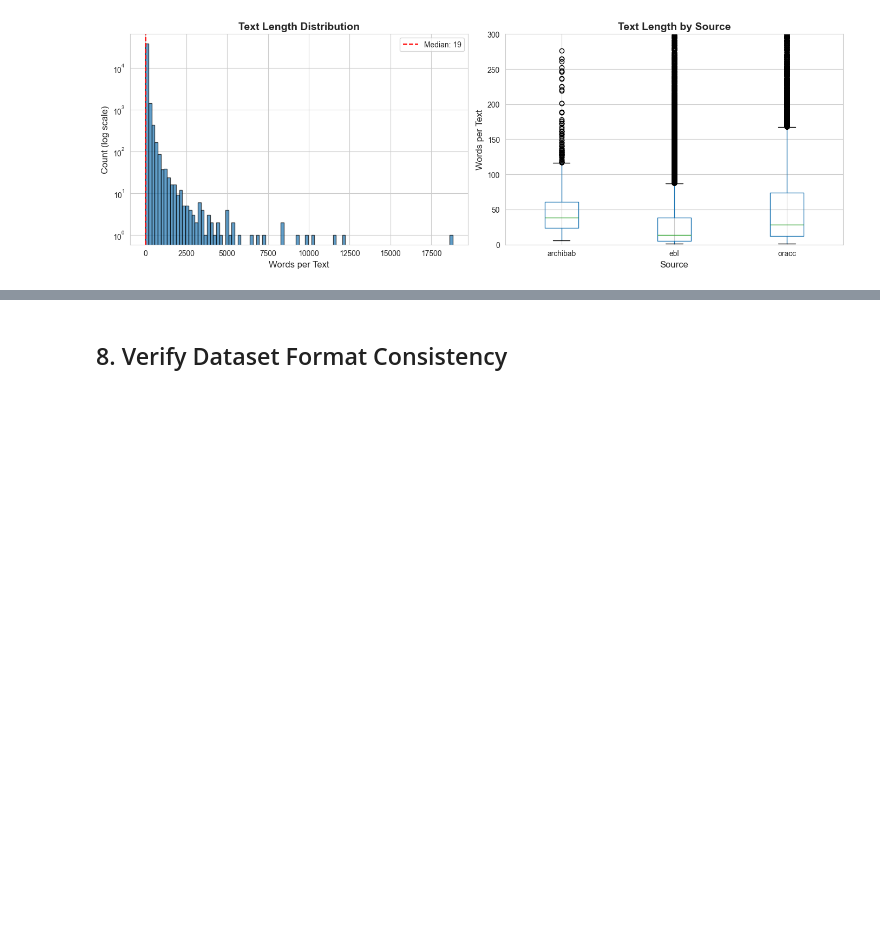
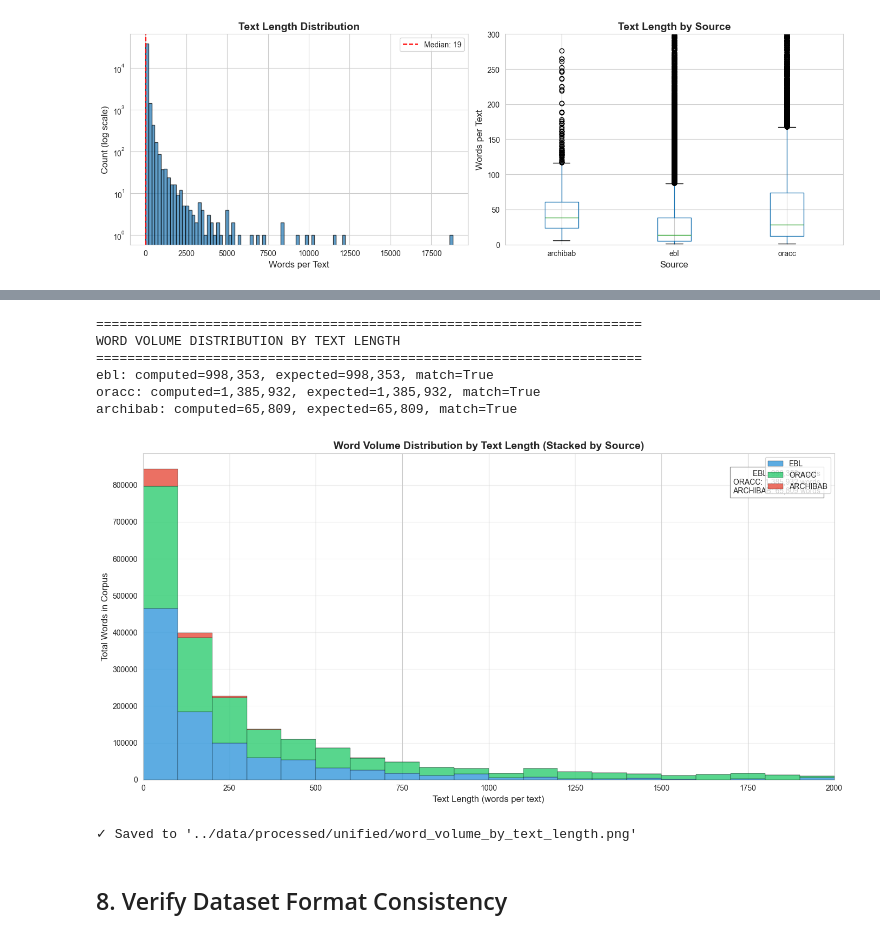
Before and after one commit to YarinBeni/HUJI-THESIS--YARIN, a Jupyter notebook: v_1/notebooks/02_unified_dataset_eda.ipynb, the cells around one changed output, grey strips where cells are left out. Cells and saved outputs as stored; diff of their text form; code cells hidden in the pictures; blank space fills up the shorter version.

```diff
--- a/v_1/notebooks/02_unified_dataset_eda.ipynb
+++ b/v_1/notebooks/02_unified_dataset_eda.ipynb
@@ -578,3 +681,69 @@ plt.show()
+# %%
+# WORD VOLUME DISTRIBUTION - Correct calculation
+print("="*70)
+print("WORD VOLUME DISTRIBUTION BY TEXT LENGTH")
+print("="*70)
+
+# Create bins covering FULL range (not truncated at 500!)
+max_len = words_per_text_source['word_count'].max()
+bin_edges = np.arange(0, max_len + 100, 100)  # 100-word bins
+
+source_colors = {'ebl': '#3498db', 'oracc': '#2ecc71', 'archibab': '#e74c3c'}
+sources = ['ebl', 'oracc', 'archibab']
+
+# Compute word volume per bin for each source (manually for clarity)
+word_volumes = {}
+for source in sources:
+    subset = words_per_text_source[words_per_text_source['source'] == source]['word_count'].values
+    # np.histogram with weights = subset gives total words per bin
+    volumes, _ = np.histogram(subset, bins=bin_edges, weights=subset)
+    word_volumes[source] = volumes
+
+    # Verify total matches expected
+    expected = len(df[df['source'] == source])
+    actual = volumes.sum()
+    print(f"{source}: computed={actual:,}, expected={expected:,}, match={actual == expected}")
+
+# Create stacked bar chart (clearer than histogram for this)
+fig, ax = plt.subplots(figsize=(14, 7))
+
+bin_centers = (bin_edges[:-1] + bin_edges[1:]) / 2
+bar_width = bin_edges[1] - bin_edges[0]
+
+# Stack the bars
+bottom = np.zeros(len(bin_centers))
+for source in sources:
+    ax.bar(bin_centers, word_volumes[source], width=bar_width,
+           bottom=bottom, label=source.upper(), color=source_colors[source],
+           edgecolor='black', linewidth=0.3, alpha=0.8)
+    bottom += word_volumes[source]
+
+ax.set_xlabel('Text Length (words per text)', fontsize=12)
+ax.set_ylabel('Total Words in Corpus', fontsize=12)
+ax.set_title('Word Volume Distribution by Text Length (Stacked by Source)', fontsize=14, fontweight='bold')
+ax.legend(loc='upper right')
+ax.set_xlim(0, 2000)  # Focus on main distribution, but all data is counted
+ax.grid(True, alpha=0.3, axis='y')
+
+# Add annotation with totals
+total_text = '\n'.join([f"{s.upper()}: {word_volumes[s].sum():,} words" for s in sources])
+ax.text(0.98, 0.95, total_text, transform=ax.transAxes, ha='right', va='top',
+        fontsize=10, bbox=dict(facecolor='white', alpha=0.8, edgecolor='gray'))
+
+plt.tight_layout()
+plt.savefig('../data/processed/unified/word_volume_by_text_length.png', dpi=150, bbox_inches='tight')
+plt.show()
+
+print("\n✓ Saved to '../data/processed/unified/word_volume_by_text_length.png'")
+# %% [output]
+======================================================================
+WORD VOLUME DISTRIBUTION BY TEXT LENGTH
+======================================================================
+ebl: computed=998,353, expected=998,353, match=True
+oracc: computed=1,385,932, expected=1,385,932, match=True
+archibab: computed=65,809, expected=65,809, match=True
+[figure, added]
+✓ Saved to '../data/processed/unified/word_volume_by_text_length.png'
 # %% [markdown]
 ## 8. Verify Dataset Format Consistency
 # %%
```
Also changed, not shown: parts of 3 cells of this notebook, 49 other files.
